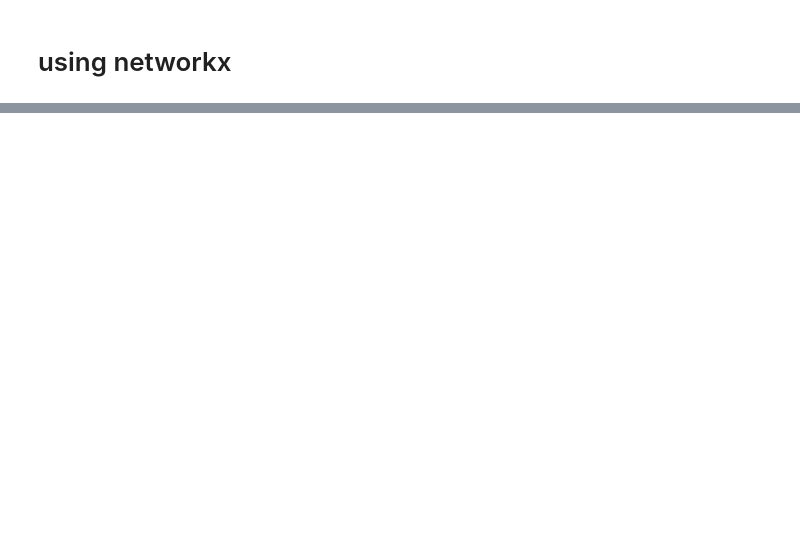
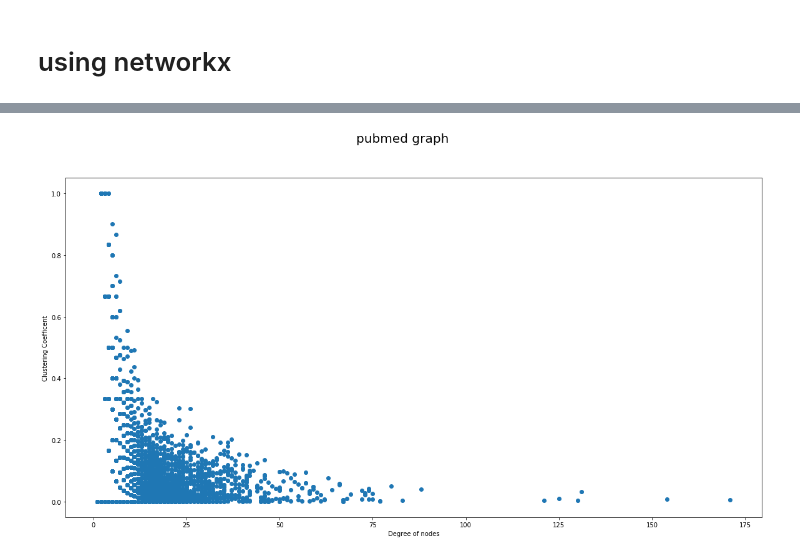
Before and after one commit to sunilkmaurya/graph_hierarchy, a Jupyter notebook: Hierarchy analysis.ipynb, the cells around one changed output, grey strips where cells are left out. Saved outputs shown, nothing was run; the diff lists cells and outputs as text; code cells hidden in the pictures; blank space fills up the shorter version.

```diff
--- a/Hierarchy analysis.ipynb
+++ b/Hierarchy analysis.ipynb
@@ -62,0 +47,5 @@ open_graph(graph[3])
+# %%
+#Pubmed plot
+open_graph('pubmed')
+# %% [output]
+[figure, added]
```
Also changed, not shown: parts of 10 cells of this notebook, 1 other file.
